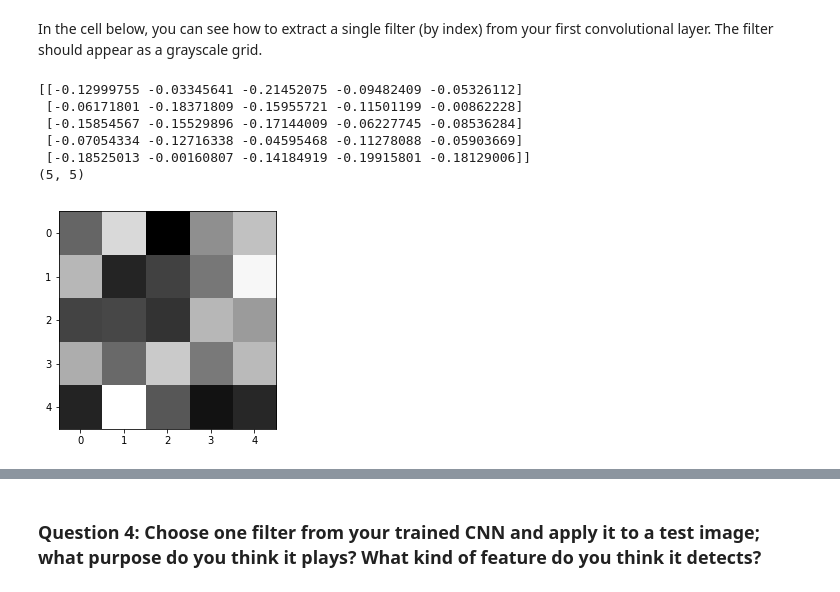
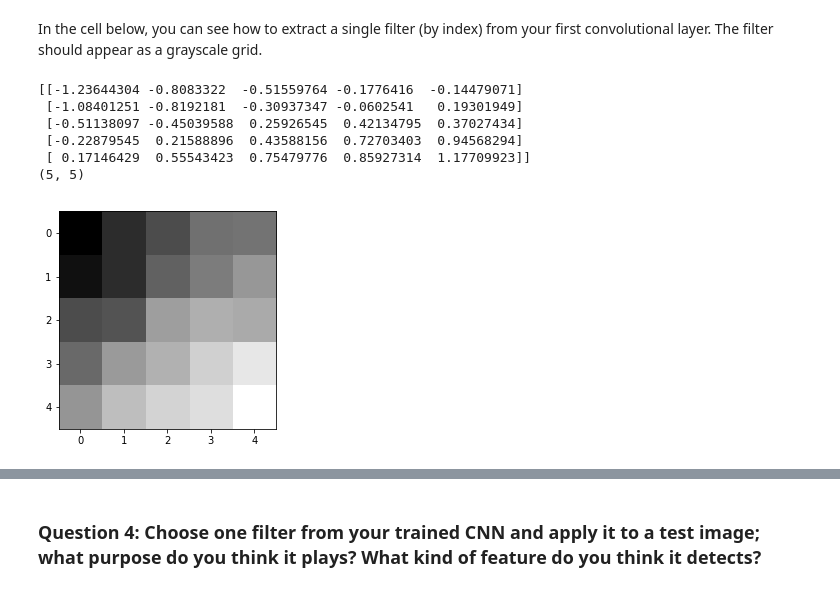
Before and after one commit to ChrisShepherd81/Facial-Keypoints, a Jupyter notebook: 2. Define the Network Architecture.ipynb, the cells around one changed output, grey strips where cells are left out. Drawn from its saved outputs; the diff is of its cells as text; code cells hidden in the pictures.

```diff
--- a/2. Define the Network Architecture.ipynb
+++ b/2. Define the Network Architecture.ipynb
@@ -468,26 +474,26 @@ In the cell below, you can see how to extract a single filter (by index) from yo
 # %%
 # Get the weights in the first conv layer, "conv1"
 # if necessary, change this to reflect the name of your first conv layer
 weights1 = net.conv1.weight.data
 
 w = weights1.numpy()
 
-filter_index = 0
+filter_index = 31
 
 print(w[filter_index][0])
 print(w[filter_index][0].shape)
 
 # display the filter weights
 plt.imshow(w[filter_index][0], cmap='gray')
 plt.show()
 # %% [output]
-[[-0.12999755 -0.03345641 -0.21452075 -0.09482409 -0.05326112]
- [-0.06171801 -0.18371809 -0.15955721 -0.11501199 -0.00862228]
- [-0.15854567 -0.15529896 -0.17144009 -0.06227745 -0.08536284]
- [-0.07054334 -0.12716338 -0.04595468 -0.11278088 -0.05903669]
- [-0.18525013 -0.00160807 -0.14184919 -0.19915801 -0.18129006]]
+[[-1.23644304 -0.8083322  -0.51559764 -0.1776416  -0.14479071]
+ [-1.08401251 -0.8192181  -0.30937347 -0.0602541   0.19301949]
+ [-0.51138097 -0.45039588  0.25926545  0.42134795  0.37027434]
+ [-0.22879545  0.21588896  0.43588156  0.72703403  0.94568294]
+ [ 0.17146429  0.55543423  0.75479776  0.85927314  1.17709923]]
 (5, 5)
-[figure, old version]
+[figure, new version]
 # %% [markdown]
 ## Feature maps
 
```
Also changed, not shown: parts of 6 cells of this notebook, 1 other file.
